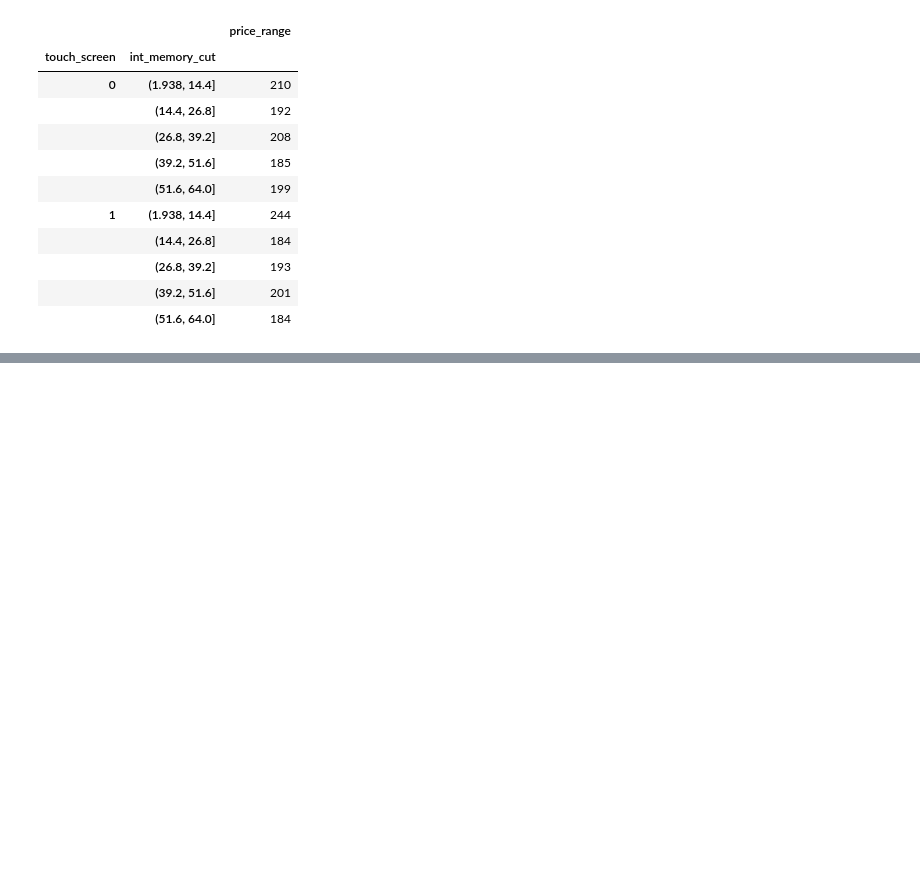
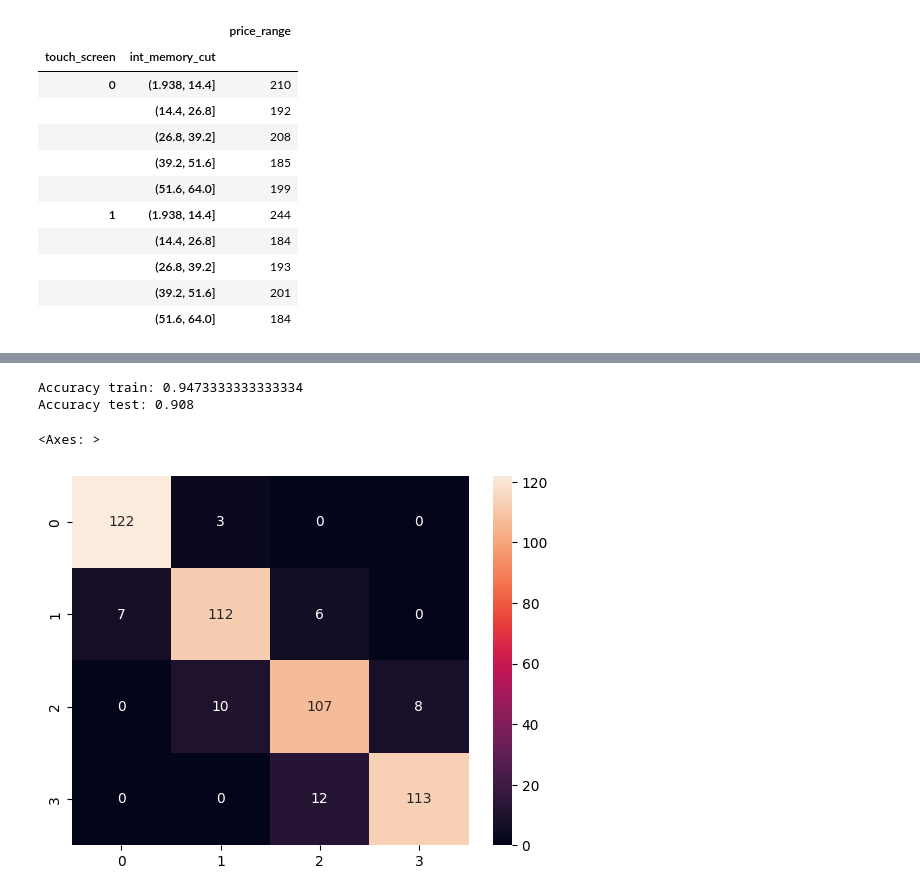
Before and after one commit to karim1644/BDTA, a Jupyter notebook: Past-Exams/2024-06-13/2024-06-13.ipynb, the cells around one changed output, grey strips where cells are left out. Drawn from its saved outputs; the diff is of its cells as text; code cells hidden in the pictures; blank space fills up the shorter version.

```diff
--- a/Past-Exams/2024-06-13/2024-06-13.ipynb
+++ b/Past-Exams/2024-06-13/2024-06-13.ipynb
@@ -228,0 +274,14 @@ df.pivot_table('price_range', index=['touch_screen', 'int_memory_cut'], aggfunc=
+# %%
+kneighbor = neighbors.KNeighborsClassifier()
+kneighbor.fit(X_train, y_train)
+y_train_pred = kneighbor.predict(X_train)
+y_test_pred = kneighbor.predict(X_test)
+print("Accuracy train:", metrics.accuracy_score(y_train, y_train_pred))
+print("Accuracy test:", metrics.accuracy_score(y_test, y_test_pred))
+cnf_matrix = metrics.confusion_matrix(y_test, y_test_pred)
+sns.heatmap(cnf_matrix,annot=True,fmt="d")
+# %% [output]
+Accuracy train: 0.9473333333333334
+Accuracy test: 0.908
+<Axes: >
+[figure, added]
```
Also changed, not shown: parts of 29 cells of this notebook, 1 other file.
